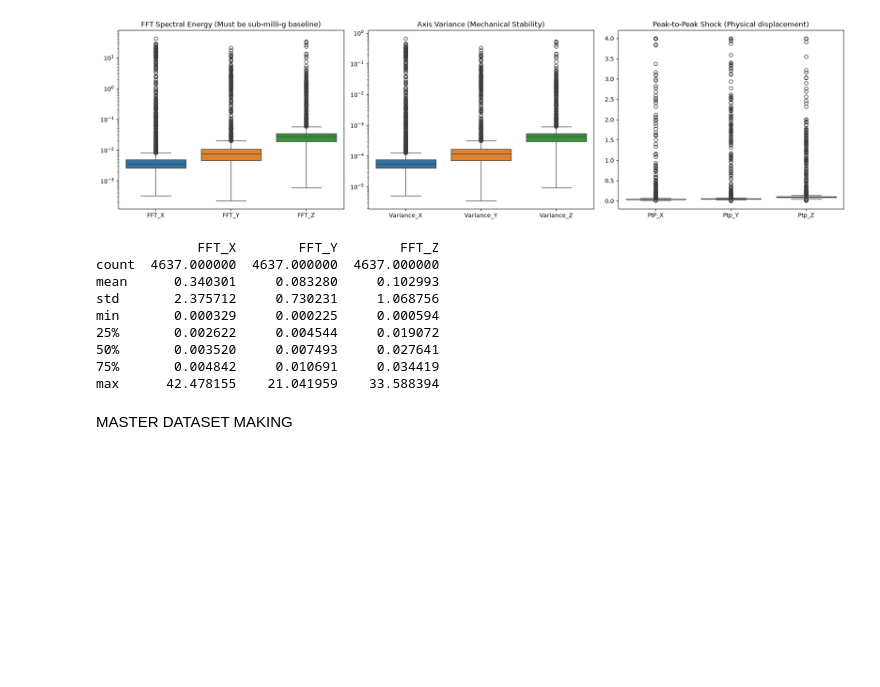
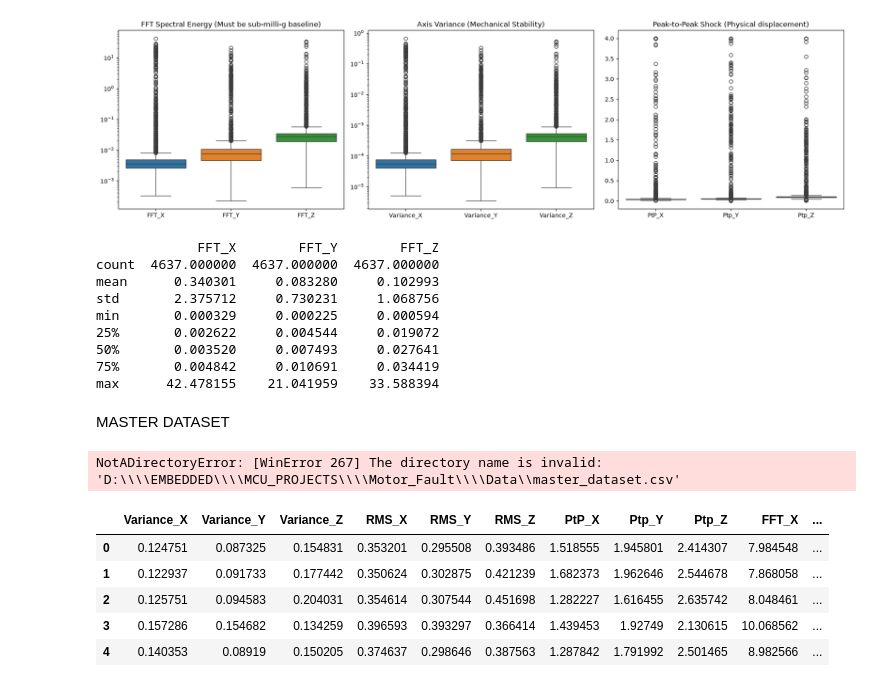
Before and after one commit to Shaurya-singh21/TinyML-Motor-Fault-Detection-Predictive-Maintenance, a Jupyter notebook: process_data.ipynb, the cells around one changed output. Drawn from its saved outputs; the diff is of its cells as text; code cells hidden in the pictures; blank space fills up the shorter version.

```diff
--- a/process_data.ipynb
+++ b/process_data.ipynb
@@ -154,4 +156,26 @@ min       0.000329     0.000225     0.000594
 75%       0.004842     0.010691     0.034419
 max      42.478155    21.041959    33.588394
 # %% [markdown]
-MASTER DATASET MAKING
+MASTER DATASET
+# %%
+master_data = pd.DataFrame(columns=cols)
+for classes in os.listdir(main_path):
+    for filename in os.listdir(os.path.join(main_path,classes)):
+        if not filename.startswith("final_"):
+            continue
+        df = pd.read_csv(os.path.join(main_path,classes,filename))
+        master_data = pd.concat([master_data, df], ignore_index=True)
+master_data.to_csv(os.path.join(main_path,'master_dataset.csv'),index=False)
+master_data.shape
+master_data[['Label']].value_counts()
+# %% [output]
+NotADirectoryError: [WinError 267] The directory name is invalid: 'D:\\\\EMBEDDED\\\\MCU_PROJECTS\\\\Motor_Fault\\\\Data\\master_dataset.csv'
+# %%
+master_data.isna().sum()
+# %% [output]
+|  | Variance_X | Variance_Y | Variance_Z | RMS_X | RMS_Y | RMS_Z | PtP_X | Ptp_Y | Ptp_Z | FFT_X | ... |
+| 0 | 0.124751 | 0.087325 | 0.154831 | 0.353201 | 0.295508 | 0.393486 | 1.518555 | 1.945801 | 2.414307 | 7.984548 | ... |
+| 1 | 0.122937 | 0.091733 | 0.177442 | 0.350624 | 0.302875 | 0.421239 | 1.682373 | 1.962646 | 2.544678 | 7.868058 | ... |
+| 2 | 0.125751 | 0.094583 | 0.204031 | 0.354614 | 0.307544 | 0.451698 | 1.282227 | 1.616455 | 2.635742 | 8.048461 | ... |
+| 3 | 0.157286 | 0.154682 | 0.134259 | 0.396593 | 0.393297 | 0.366414 | 1.439453 | 1.92749 | 2.130615 | 10.068562 | ... |
+| 4 | 0.140353 | 0.08919 | 0.150205 | 0.374637 | 0.298646 | 0.387563 | 1.287842 | 1.791992 | 2.501465 | 8.982566 | ... |
```
Also changed, not shown: parts of 5 cells of this notebook.
